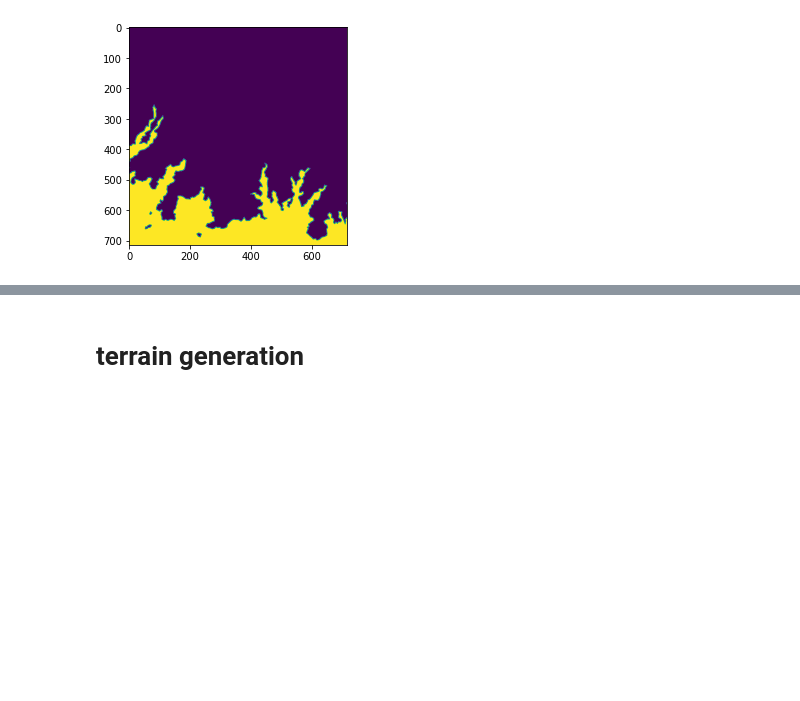
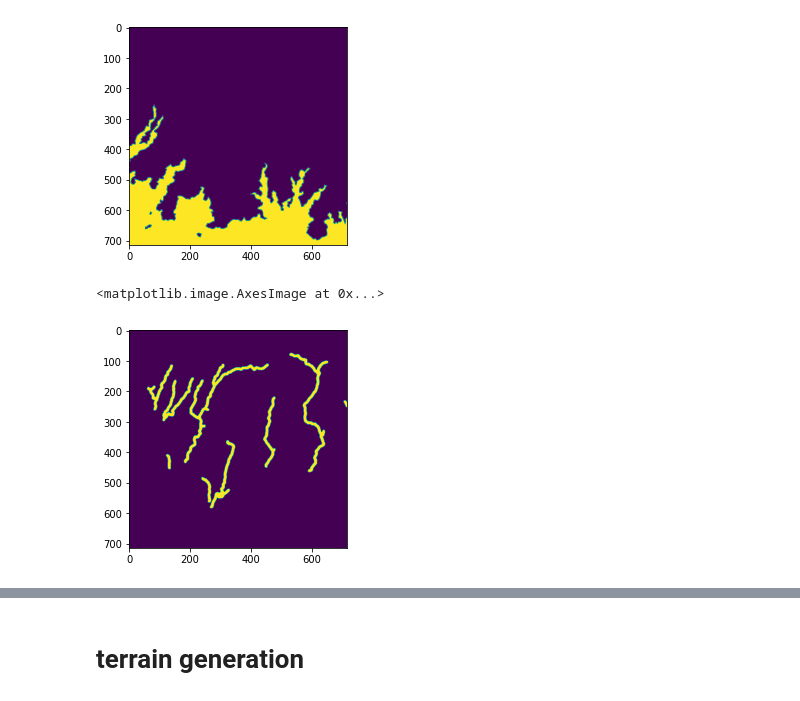
Before and after one commit to rvorias/voxel_realms, a Jupyter notebook: notebooks/pipeline.ipynb, the cells around one changed output, grey strips where cells are left out. Saved outputs shown, nothing was run; the diff lists cells and outputs as text; code cells hidden in the pictures; blank space fills up the shorter version.

```diff
--- a/notebooks/pipeline.ipynb
+++ b/notebooks/pipeline.ipynb
@@ -82,6 +82,11 @@ plt.imshow(flooded_image)
 # %%
 extractor.rivers()
 rivers = np.asarray(extractor.get_img())[p:-p,p:-p,0] # rivers is now [0,255]
-# rivers = skimage.filters.gaussian(rivers, sigma=2.) # rivers is now [0,1]
-# rivers = (rivers < 0.9)*255
-# plt.imshow(rivers)
+
+rivers = skimage.filters.gaussian(rivers, sigma=2.) # rivers is now [0,1]
+rivers = (rivers < 0.99)*255
+
+plt.imshow(rivers)
+# %% [output]
+<matplotlib.image.AxesImage at 0x...>
+[figure, added]
```
Also changed, not shown: parts of 20 cells of this notebook, 8 other files.
